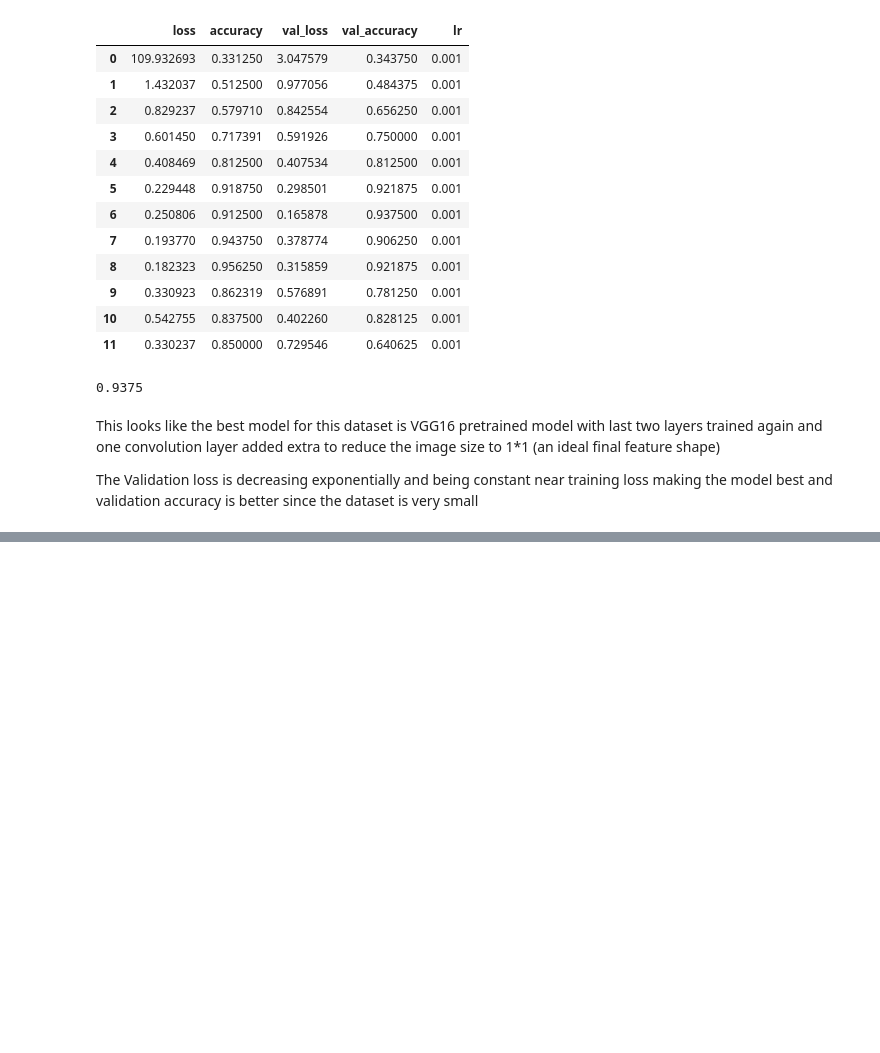
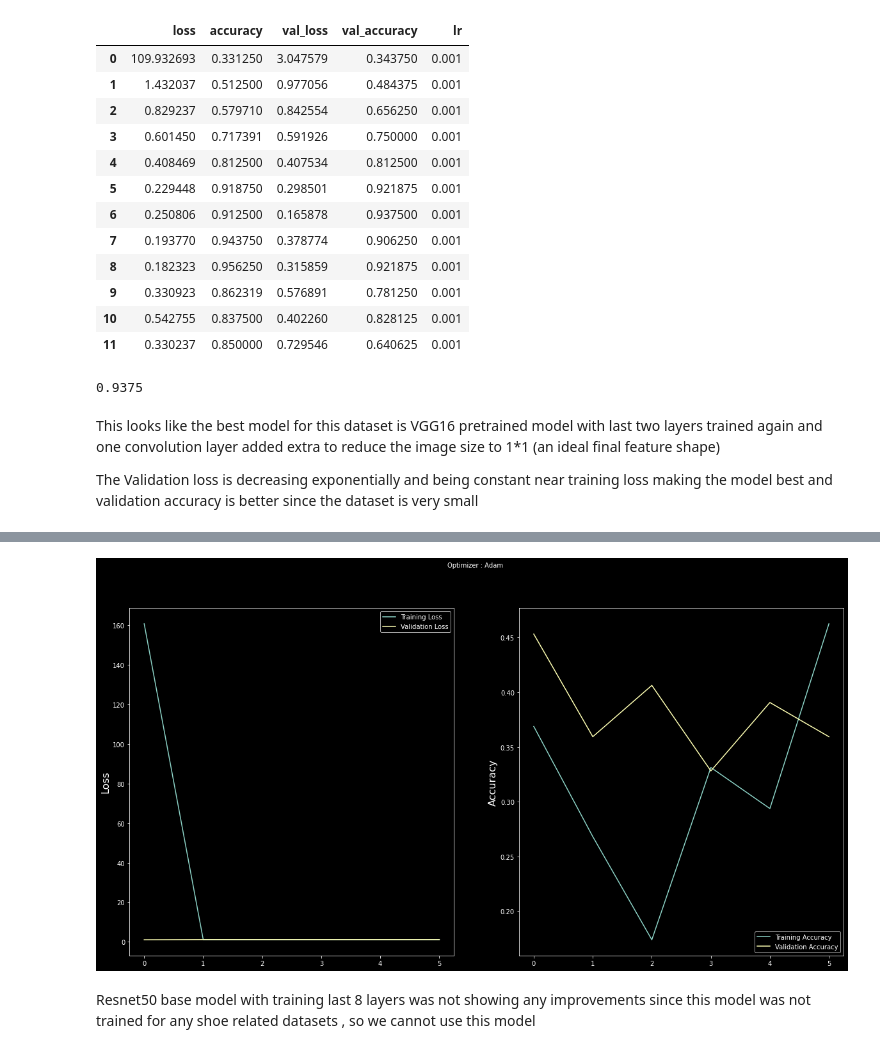
Before and after one commit to kkkumar2/Shoe_classification, a Jupyter notebook: shoe_classification.ipynb, the cells around one changed output, grey strips where cells are left out. Saved outputs shown, nothing was run; the diff lists cells and outputs as text; code cells hidden in the pictures; blank space fills up the shorter version.

```diff
--- a/shoe_classification.ipynb
+++ b/shoe_classification.ipynb
@@ -521,0 +716,9 @@ The Validation loss is decreasing exponentially and being constant near training
+# %%
+x=Conv2D(filters=256,kernel_size=(1,1), activation="relu")(conv_base.output)
+x=Conv2D(filters=1024, kernel_size=(3,3), activation="relu")(x)
+x=Conv2D(filters=2048, kernel_size=(3,3),activation="relu")(x)
+x = Flatten()(x)
+x = Dense(20, activation='relu')(x)
+prediction = Dense(len(folders), activation='softmax')(x)
+model = Model(inputs=conv_base.input, outputs=prediction)
+model.summary()
@@ -521,0 +743,2 @@ The Validation loss is decreasing exponentially and being constant near training
+# %%
+model.compile(loss='CategoricalCrossentropy', optimizer='adam',metrics=['accuracy'])
@@ -521,0 +763,14 @@ The Validation loss is decreasing exponentially and being constant near training
+# %%
+start = datetime.now()
+
+history = model.fit_generator(
+  train_set,
+  validation_data=valid_set,
+  epochs=30,
+  steps_per_epoch=5,
+  validation_steps=valid_set.n //valid_set.batch_size,
+    callbacks=callbacks)
+
+
+duration = datetime.now() - start
+print("Training completed in time: ", duration)
@@ -521,0 +795,21 @@ The Validation loss is decreasing exponentially and being constant near training
+# %%
+plt.style.use('dark_background')
+import matplotlib.pyplot as plt
+plt.figure(figsize=(20,10))
+plt.subplot(1, 2, 1)
+plt.suptitle('Optimizer : Adam', fontsize=10)
+plt.ylabel('Loss', fontsize=16)
+plt.plot(history.history['loss'], label='Training Loss')
+plt.plot(history.history['val_loss'], label='Validation Loss')
+plt.legend(loc='upper right')
+
+plt.subplot(1, 2, 2)
+plt.ylabel('Accuracy', fontsize=16)
+plt.plot(history.history['accuracy'], label='Training Accuracy')
+plt.plot(history.history['val_accuracy'], label='Validation Accuracy')
+plt.legend(loc='lower right')
+plt.show()
+# %% [output]
+[figure, added]
+# %% [markdown]
+Resnet50 base model with training last 8 layers was not showing any improvements since this model was not trained for any shoe related datasets , so we cannot use this model
```
Also changed, not shown: parts of 19 cells of this notebook.
